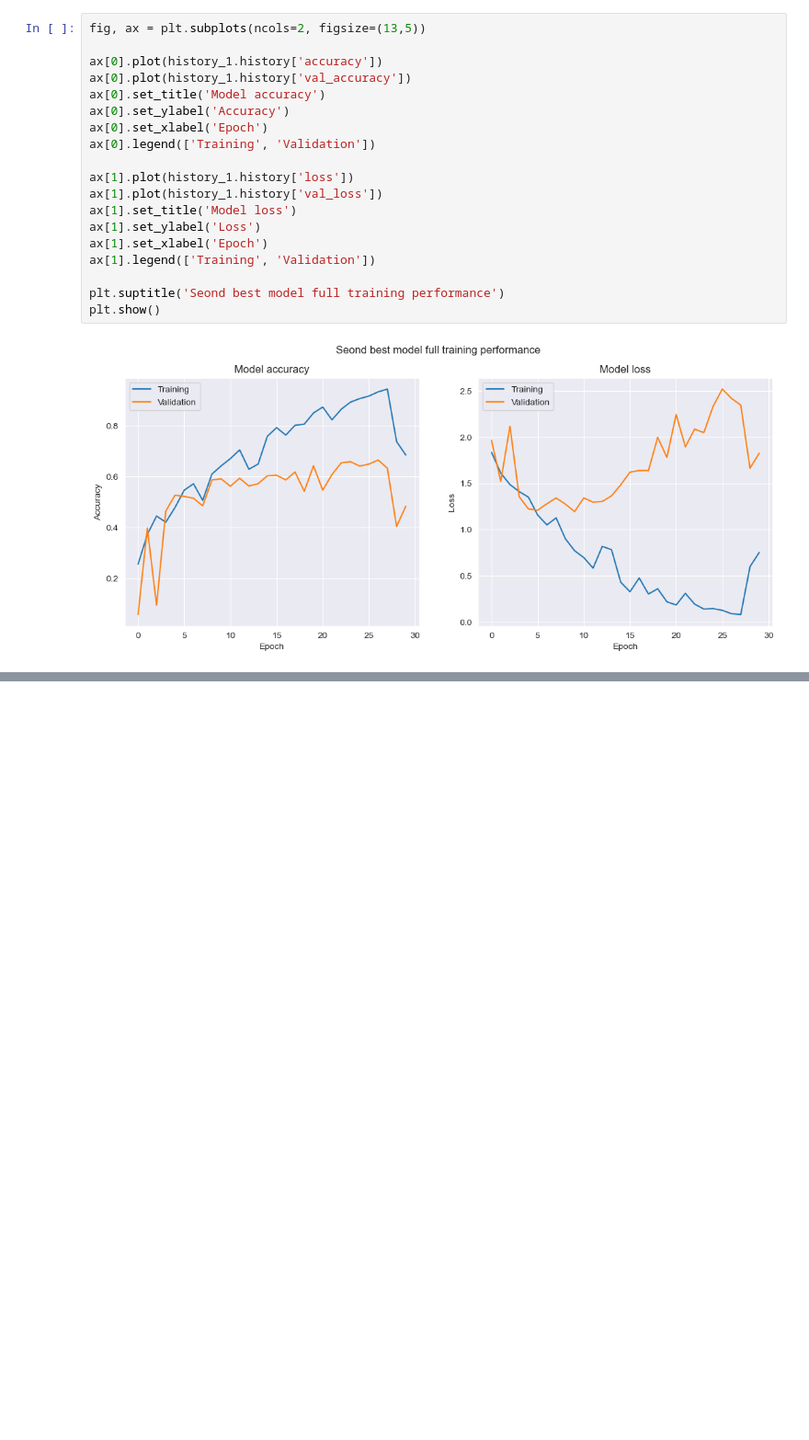
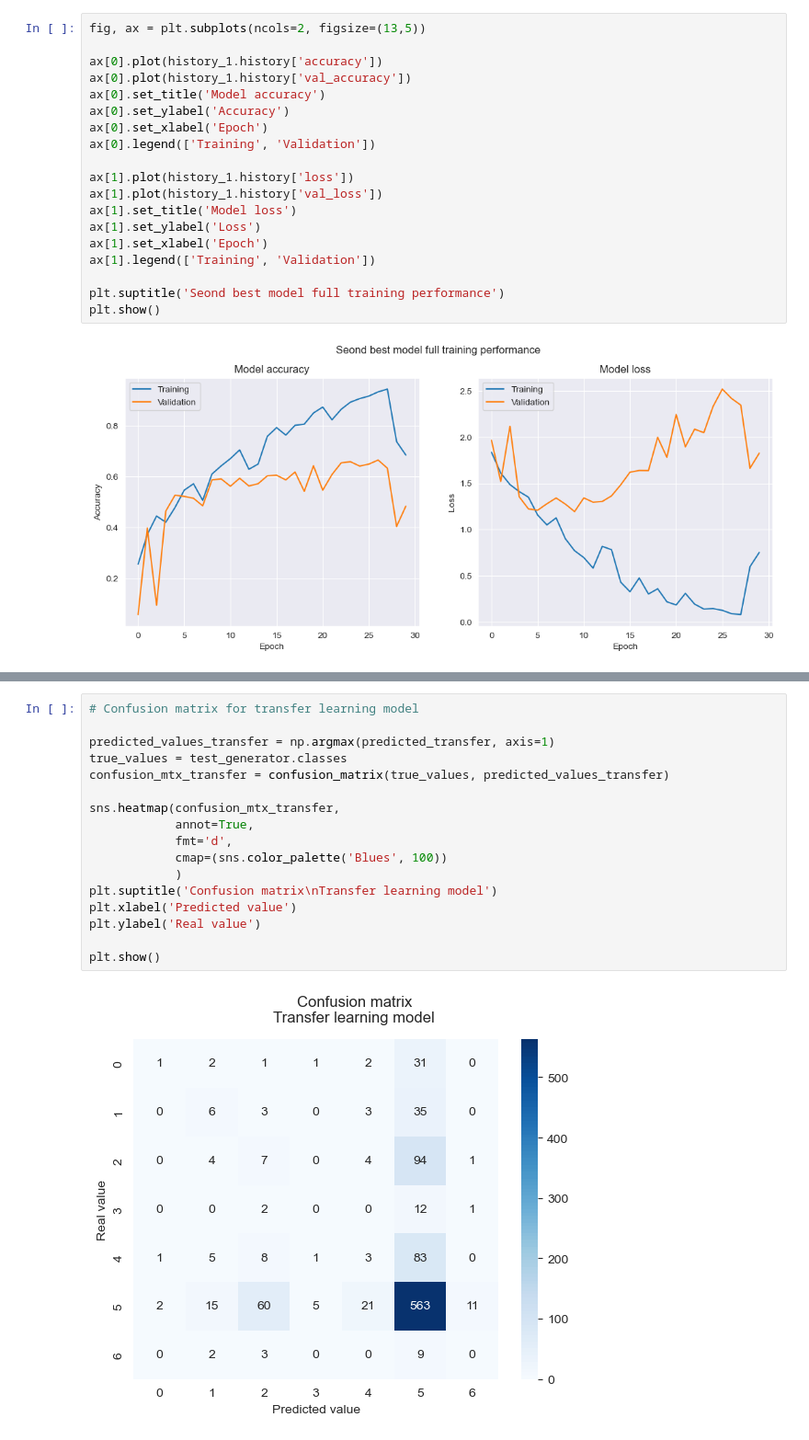
Before and after one commit to vroobelle93/04_skin_diseases, a Jupyter notebook: skin_diseases.ipynb, the cells around one changed output, grey strips where cells are left out. Shown at 92% size. Drawn from its saved outputs; the diff is of its cells as text; blank space fills up the shorter version.

```diff
--- a/skin_diseases.ipynb
+++ b/skin_diseases.ipynb
@@ -751,0 +800,19 @@ plt.show()
+# %%
+# Confusion matrix for transfer learning model
+
+predicted_values_transfer = np.argmax(predicted_transfer, axis=1)
+true_values = test_generator.classes
+confusion_mtx_transfer = confusion_matrix(true_values, predicted_values_transfer)
+
+sns.heatmap(confusion_mtx_transfer,
+            annot=True,
+            fmt='d',
+            cmap=(sns.color_palette('Blues', 100))
+            )
+plt.suptitle('Confusion matrix\nTransfer learning model')
+plt.xlabel('Predicted value')
+plt.ylabel('Real value')
+
+plt.show()
+# %% [output]
+[figure, added]
```
Also changed, not shown: parts of 41 cells of this notebook.
